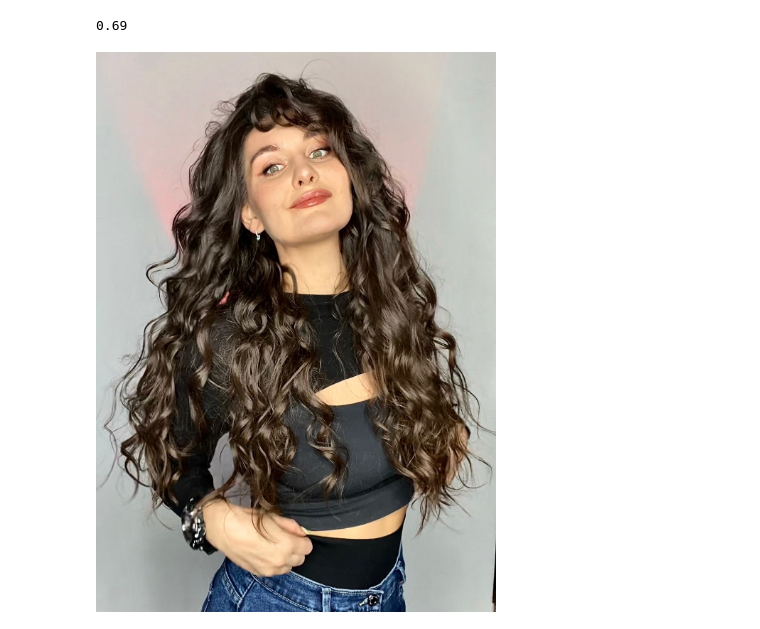
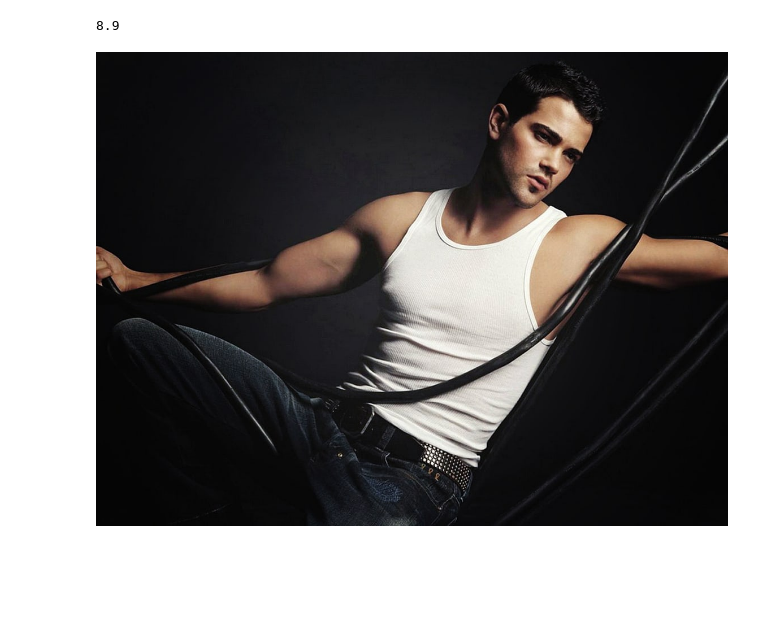
Before and after one commit to yrasiq/pretty-meter, a Jupyter notebook: inference.ipynb, the cells around one changed output. Cells and saved outputs as stored; diff of their text form; code cells hidden in the pictures; blank space fills up the shorter version.

```diff
--- a/inference.ipynb
+++ b/inference.ipynb
@@ -10,3 +5,4 @@ from PIL import Image
 # %%
-device = torch.device("cuda" if torch.cuda.is_available() else "cpu")
-model = torch.load('v1-w_full_EfficientNetV2-S.pth').eval().to(device)
+# device = torch.device("cuda" if torch.cuda.is_available() else "cpu")
+device = "cpu"
+model = torch.load('current-EfficientNetV2-S.pth').eval().to(device)
@@ -28,15 +9,15 @@ transform = transforms.Compose([
 # %%
-img = Image.open('10.png').convert('RGB')
-input = transform(img).to(device)
+img = Image.open('9.jpg').convert('RGB')
+input = test_transform(img).to(device)
 input = input.reshape([1] + list(input.shape))
 
 with torch.no_grad():
     result = model(input)
 
-result = round(result.flatten()[0].item(), 2)
-result = float(np.clip(result, 0, 10))
+result = (result.flatten() * 10).round(decimals=1).clip(0, 10)
+result = round(float(result.item()), 1)
 print(result)
 img
 # %% [output]
-0.69
+8.9
-[figure, old version]
+[figure, new version]
```
Also changed, not shown: parts of 3 cells of this notebook, 5 other files.
